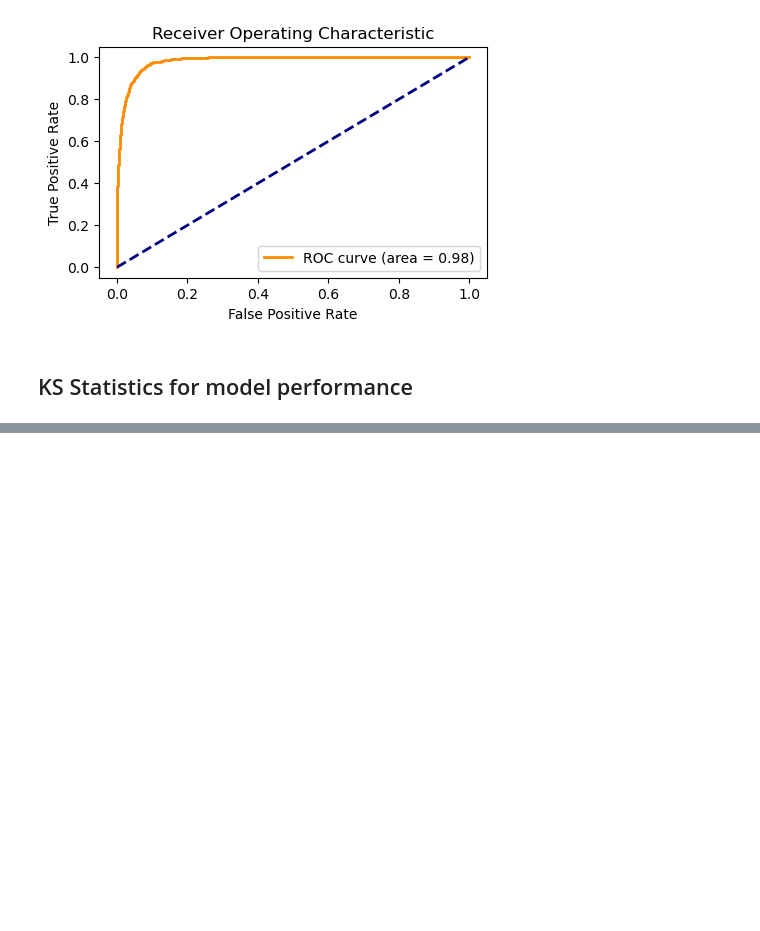
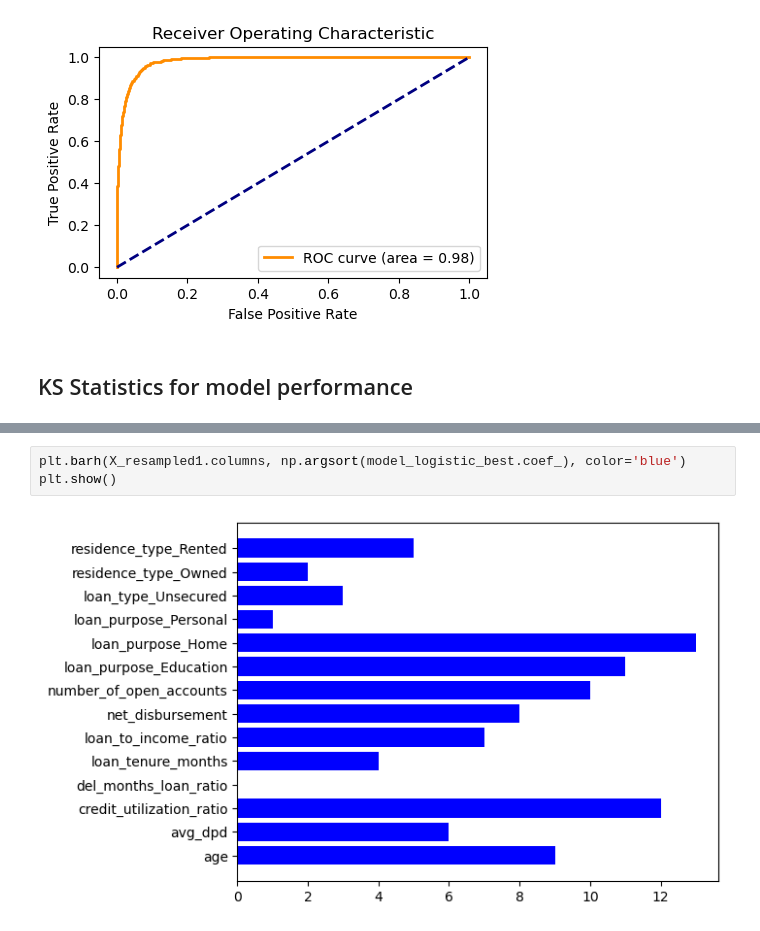
Before and after one commit to Shivangi66/ML_Classification_Credit_Scoring_Project, a Jupyter notebook: credit_score_model.ipynb, the cells around one changed output, grey strips where cells are left out. Drawn from its saved outputs; the diff is of its cells as text; blank space fills up the shorter version.

```diff
--- a/credit_score_model.ipynb
+++ b/credit_score_model.ipynb
@@ -1183,0 +1265,5 @@ df_prob_grouped
+# %%
+plt.barh(X_resampled1.columns, np.argsort(model_logistic_best.coef_), color='blue')
+plt.show()
+# %% [output]
+[figure, added]
```
Also changed, not shown: parts of 20 cells of this notebook, 3 other files.
